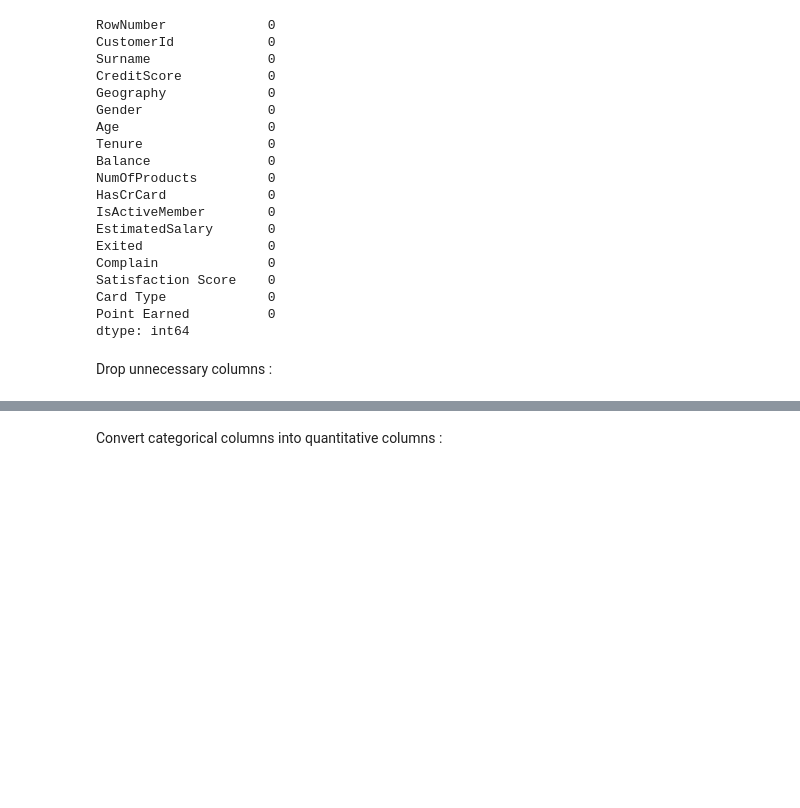
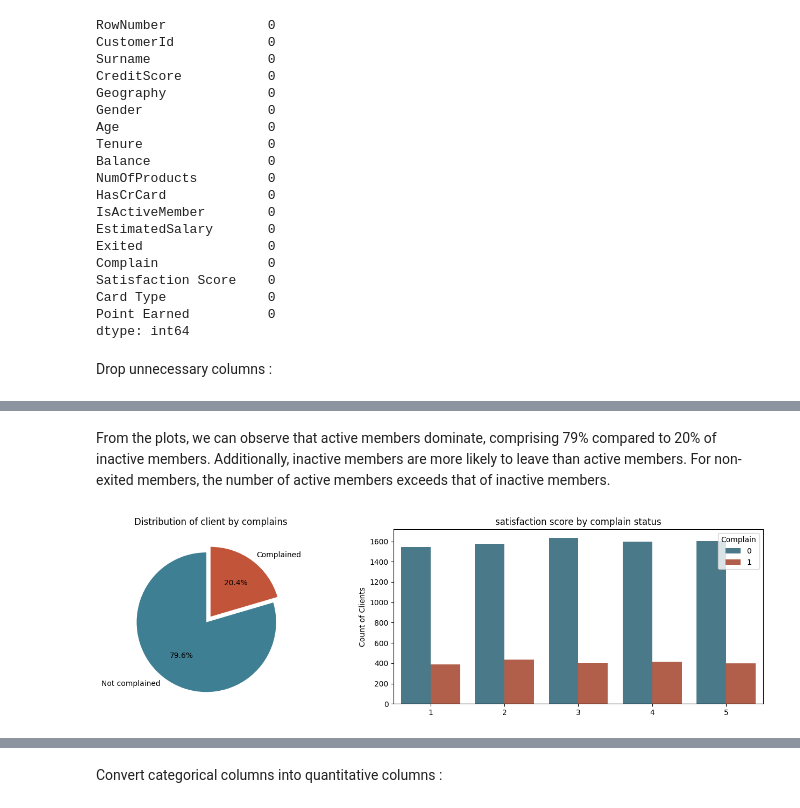
Before and after one commit to Abderrahmane-Chafi/BankCustomerChurnAnalysis, a Jupyter notebook: notebook794dc85e40.ipynb, the cells around one changed output, grey strips where cells are left out. Cells and saved outputs as stored; diff of their text form; code cells hidden in the pictures; blank space fills up the shorter version.

Commit message:
- Exclude 'complain' and 'male' features for improved model performance | Add feature engineering section | Update EDA

```diff
--- a/notebook794dc85e40.ipynb
+++ b/notebook794dc85e40.ipynb
@@ -158,0 +287,33 @@ df.drop(columns=['RowNumber','CustomerId','Surname'],inplace=True)
+# %% [markdown]
+From the plots, we can observe that active members dominate, comprising 79% compared to 20% of inactive members. Additionally, inactive members are more likely to leave than active members. For non-exited members, the number of active members exceeds that of inactive members.
+# %%
+warnings.filterwarnings("ignore", category=FutureWarning, message="Downcasting behavior in `replace` is deprecated and will be removed in a future version")
+
+fig, axes = plt.subplots(1, 2, figsize=(14, 4))
+labels=['Not complained','Complained']
+
+#1
+df['Complain'].value_counts().plot(kind='pie',
+                                 autopct='%1.1f%%',
+                                 colors=colors,
+                                 labels=labels,
+                                 startangle=90,
+                                 ax=axes[0],
+                                 explode=explode
+                                )
+axes[0].set_title(f"Distribution of client by complains", loc='center')
+axes[0].set_ylabel('')
+
+#2
+#df['Complain'].replace({'Not complained':0, 'complained':1})
+sns.countplot(data=df, x=df['SatisfactionScore'], hue='Complain', ax=axes[1], palette=colors)
+axes[1].set_title(f"satisfaction score by complain status", loc='center')
+axes[1].set_xlabel("")
+axes[1].set_ylabel("Count of Clients")
+
+
+plt.tight_layout()
+
+plt.show()
+# %% [output]
+[figure, added]
```
Also changed, not shown: parts of 36 cells of this notebook.
